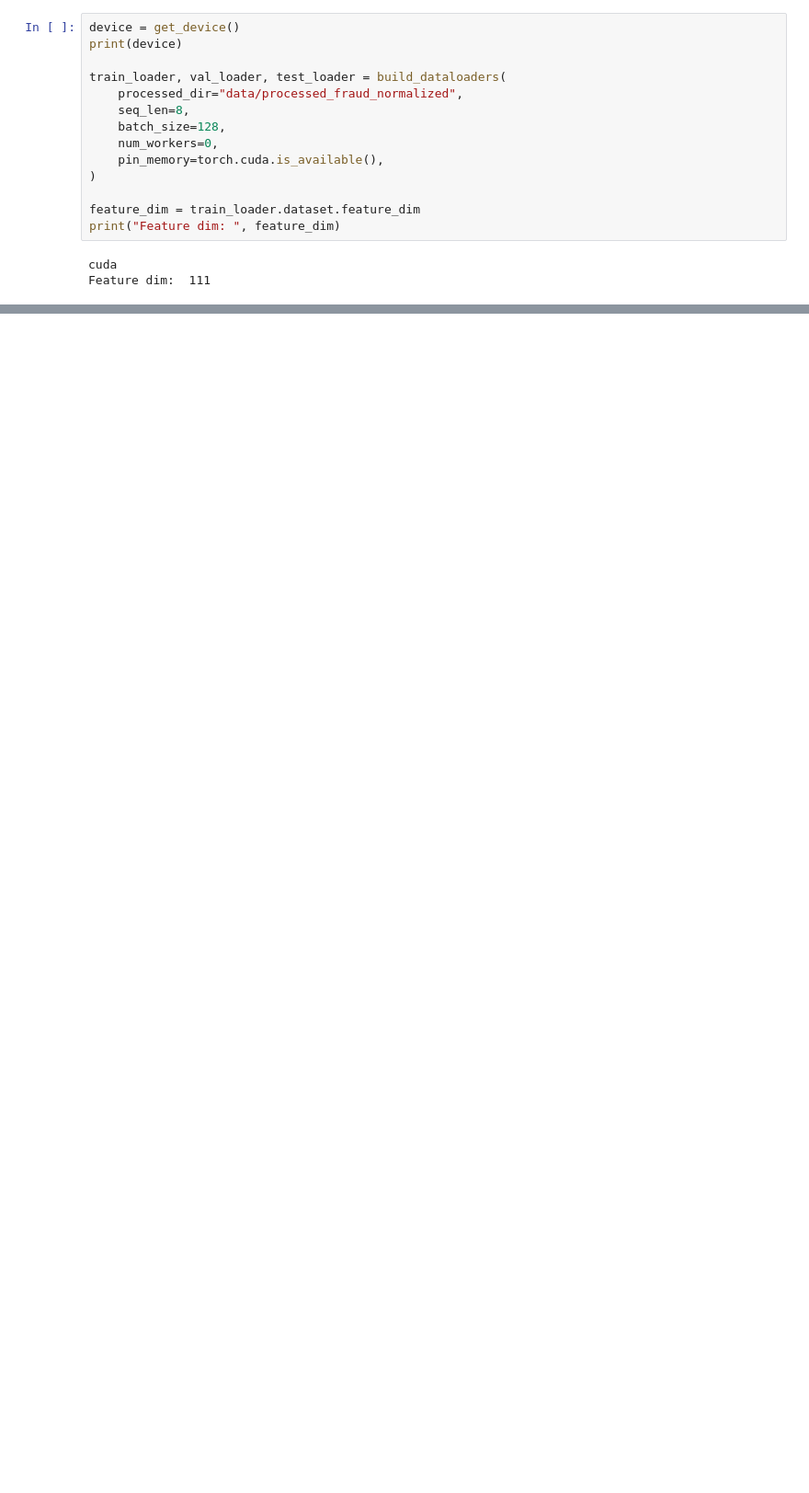
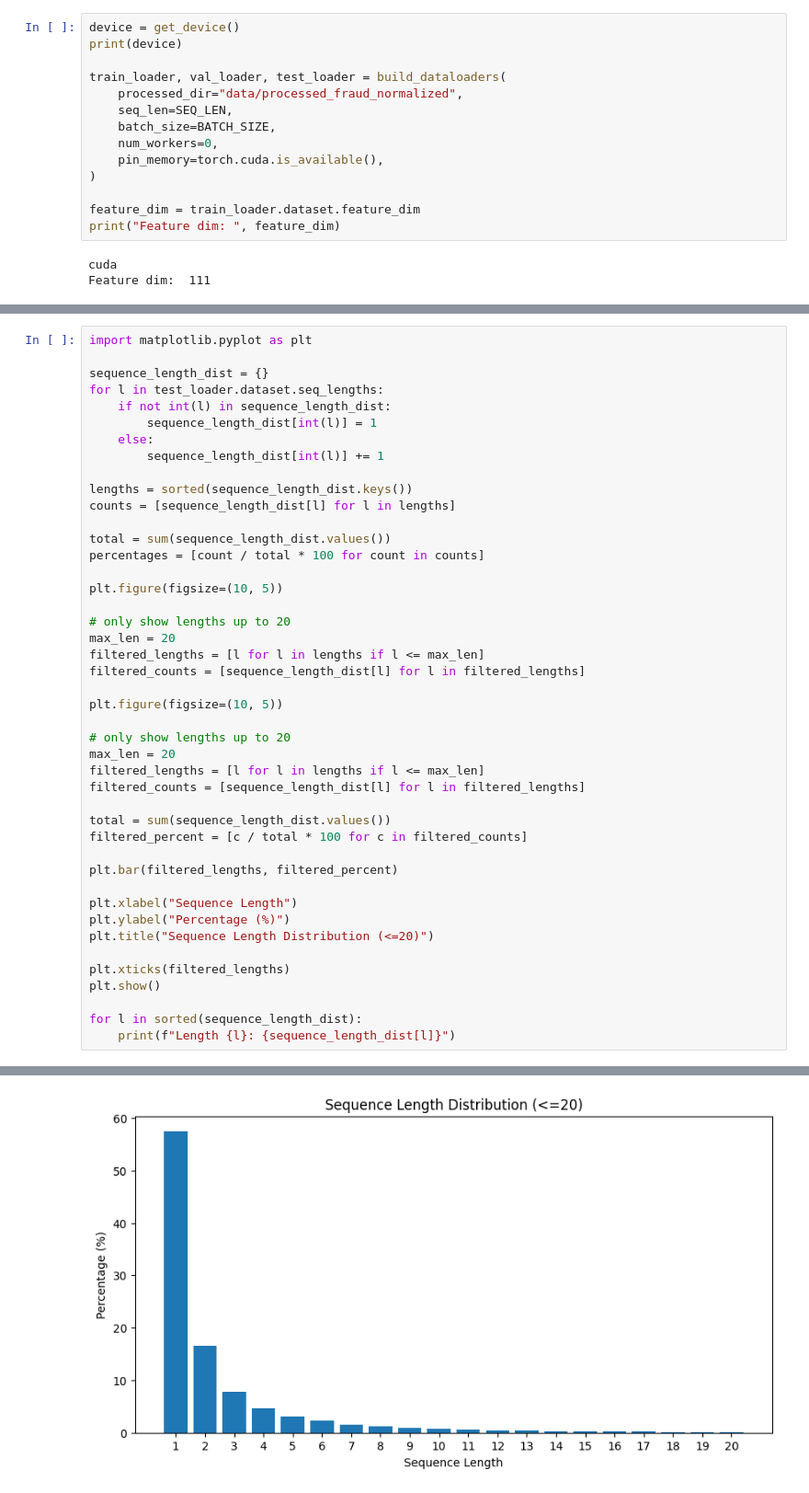
Before and after one commit to leesean5150/DL_project, a Jupyter notebook: ModelTrainer.ipynb, the cells around one changed output, grey strips where cells are left out. Shown at 92% size. Drawn from its saved outputs; the diff is of its cells as text; blank space fills up the shorter version.

```diff
--- a/ModelTrainer.ipynb
+++ b/ModelTrainer.ipynb
@@ -32,8 +55,8 @@ print(device)
 
 train_loader, val_loader, test_loader = build_dataloaders(
     processed_dir="data/processed_fraud_normalized",
-    seq_len=8,
-    batch_size=128,
+    seq_len=SEQ_LEN,
+    batch_size=BATCH_SIZE,
     num_workers=0,
     pin_memory=torch.cuda.is_available(),
 )
@@ -97,0 +153,45 @@ Training complete. Best val_pr_auc=0.4102 at epoch 6
+# %%
+import matplotlib.pyplot as plt
+
+sequence_length_dist = {}
+for l in test_loader.dataset.seq_lengths:
+    if not int(l) in sequence_length_dist:
+        sequence_length_dist[int(l)] = 1
+    else:
+        sequence_length_dist[int(l)] += 1
+
+lengths = sorted(sequence_length_dist.keys())
+counts = [sequence_length_dist[l] for l in lengths]
+
+total = sum(sequence_length_dist.values())
+percentages = [count / total * 100 for count in counts]
+
+plt.figure(figsize=(10, 5))
+
+# only show lengths up to 20
+max_len = 20
+filtered_lengths = [l for l in lengths if l <= max_len]
+filtered_counts = [sequence_length_dist[l] for l in filtered_lengths]
+
+plt.figure(figsize=(10, 5))
+
+# only show lengths up to 20
+max_len = 20
+filtered_lengths = [l for l in lengths if l <= max_len]
+filtered_counts = [sequence_length_dist[l] for l in filtered_lengths]
+
+total = sum(sequence_length_dist.values())
+filtered_percent = [c / total * 100 for c in filtered_counts]
+
+plt.bar(filtered_lengths, filtered_percent)
+
+plt.xlabel("Sequence Length")
+plt.ylabel("Percentage (%)")
+plt.title("Sequence Length Distribution (<=20)")
+
+plt.xticks(filtered_lengths)
+plt.show()
+
+for l in sorted(sequence_length_dist):
+    print(f"Length {l}: {sequence_length_dist[l]}")
+# %% [output]
@@ -97,0 +199 @@ Training complete. Best val_pr_auc=0.4102 at epoch 6
+[figure, added]
```
Also changed, not shown: parts of 12 cells of this notebook, 7 other files.
